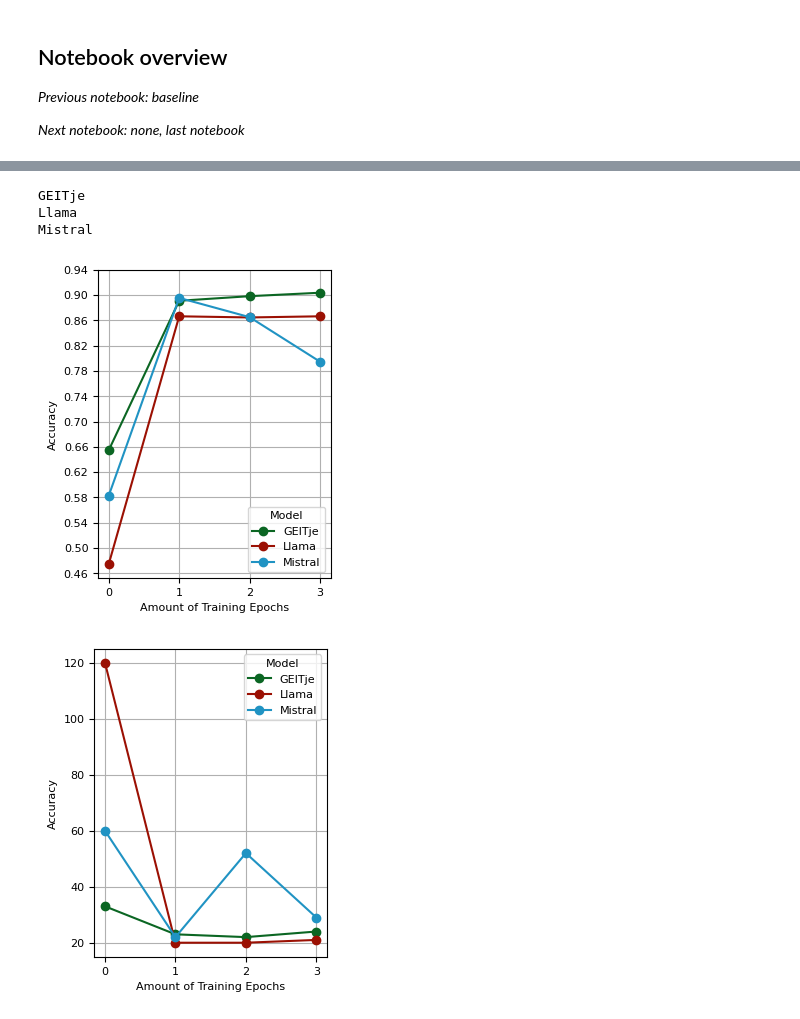
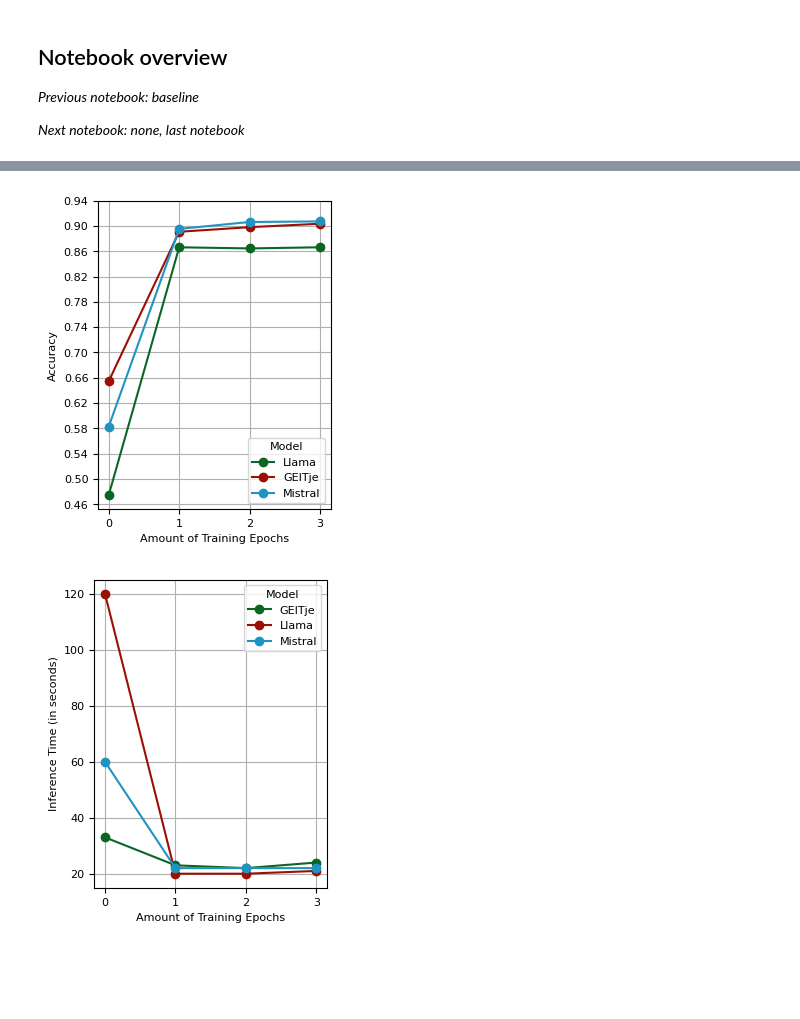
Before and after one commit to Amsterdam-Internships/document-classification-using-large-language-models, a Jupyter notebook: notebooks/9plot.ipynb, the cells around one changed output, grey strips where cells are left out. Saved outputs shown, nothing was run; the diff lists cells and outputs as text; code cells hidden in the pictures; blank space fills up the shorter version.

```diff
--- a/notebooks/9plot.ipynb
+++ b/notebooks/9plot.ipynb
@@ -54,13 +166,19 @@ epoch1 = pd.read_pickle(f"{cf.output_path}/predictionsFinal/finetuning/1epochs/o
 epoch1['base_model'] = ['Mistral', 'GEITje', 'Llama']
 epoch1['epoch'] = 1
 epoch2 = pd.read_pickle(f"{cf.output_path}/predictionsFinal/finetuning/2epochs/overview.pkl")
-epoch2 = epoch2.drop(index=3)
+epoch2 = epoch2.loc[epoch2['model']!='AmsterdamDocClassificationMistral200T2Epochs']
+# epoch2 = epoch2.drop(index=3)
 epoch2['epoch'] = 2
 epoch2['base_model'] = ['GEITje', 'Llama', 'Mistral']
+# display(epoch2)
+
 epoch3 = pd.read_pickle(f"{cf.output_path}/predictionsFinal/finetuning/3epochs/overview.pkl")
-epoch3 = epoch3.drop(index=3)
-epoch3['base_model'] = ['Llama', 'Mistral', 'GEITje']
+epoch3 = epoch3.loc[epoch3['model']!='AmsterdamDocClassificationMistral200T3Epochs']
+# epoch3 = epoch3.drop(index=3)
+epoch3['base_model'] = ['Llama', 'GEITje', 'Mistral']
 epoch3['epoch'] = 3
+# display(epoch3)
+
 
 overview = pd.concat([epoch0, epoch1, epoch2, epoch3])
 overview['runtime_per_doc'] = overview['runtime'].apply(average_runtime_per_doc)
@@ -77,16 +192,12 @@ display(epoch0)
 # %%
 import matplotlib.pyplot as plt
 
-# colors = ['#0099B4B2', '#AA4499', '#7AD151FF']
-# colors = ['#9B1003', '#7AD151FF',  '#0099B4B2']
-colors = ['#2093c3', '#FCD12A',  '#9B1003']
 colors = ['#0B6623', '#9B1003',  '#2093c3']
 
 plt.figure(figsize=(3, 4))
 df = overview.copy()
 # Loop through each model and plot
 for idx, model in enumerate(df['base_model'].unique()):
-    print(model)
     model_df = df[df['base_model'] == model]
     plt.plot(model_df['epoch'], model_df['accuracy'], marker='o', label=model, color=colors[idx % len(colors)])
 
@@ -107,42 +218,35 @@ plt.rc('legend', fontsize=fs)
 plt.grid(True)
 plt.show()
 # %% [output]
-GEITje
-Llama
-Mistral
-[figure, old version]
+[figure, new version]
 # %%
 import matplotlib.pyplot as plt
-
-# colors = ['#0099B4B2', '#AA4499', '#7AD151FF']
-# colors = ['#0099B4B2', '#9B1003', '#7AD151FF']
-colors = ['#2093c3', '#FCD12A',  '#9B1003']
 colors = ['#0B6623', '#9B1003',  '#2093c3']
 
 
 
 plt.figure(figsize=(3, 4))
 df = overview.copy()
 # Loop through each model and plot
 for idx, model in enumerate(df['base_model'].unique()):
     model_df = df[df['base_model'] == model]
     plt.plot(model_df['epoch'], model_df['runtime_per_doc'], marker='o', label=model, color=colors[idx % len(colors)])
 
     # for i, rt in enumerate(model_df['runtime_per_doc']):
     #     plt.text(model_df['epoch'].iloc[i], rt, f'{rt}', ha='center', va='bottom')
 
 
 fs = 8
 plt.xticks([0,1, 2, 3],fontsize=fs)
 steps = [round(20 + i * 20, 2) for i in range(int((120 - 20) / 20) + 1)]
 plt.yticks(steps, fontsize=fs)
 plt.xlabel('Amount of Training Epochs', fontsize=fs)
-plt.ylabel('Accuracy', fontsize=fs)
+plt.ylabel('Inference Time (in seconds)', fontsize=fs)
 # plt.title('Model Accuracy Over Epochs')
 plt.legend(title='Model', fontsize=fs, title_fontsize=fs)
 plt.rc('legend', fontsize=fs)
 
 plt.grid(True)
 plt.show()
 # %% [output]
-[figure, old version]
+[figure, new version]
```
Also changed, not shown: parts of 16 cells of this notebook, 24 other files.
